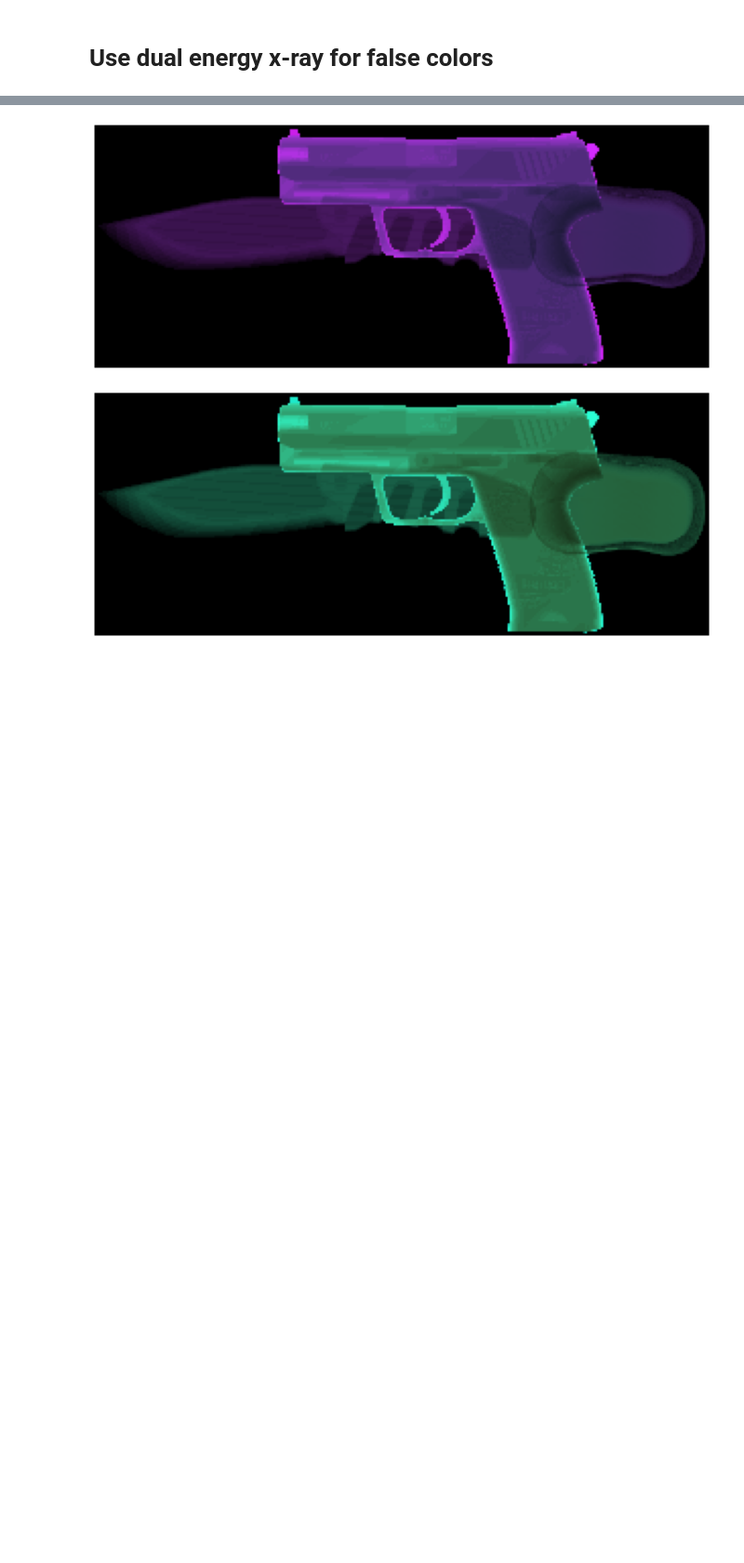
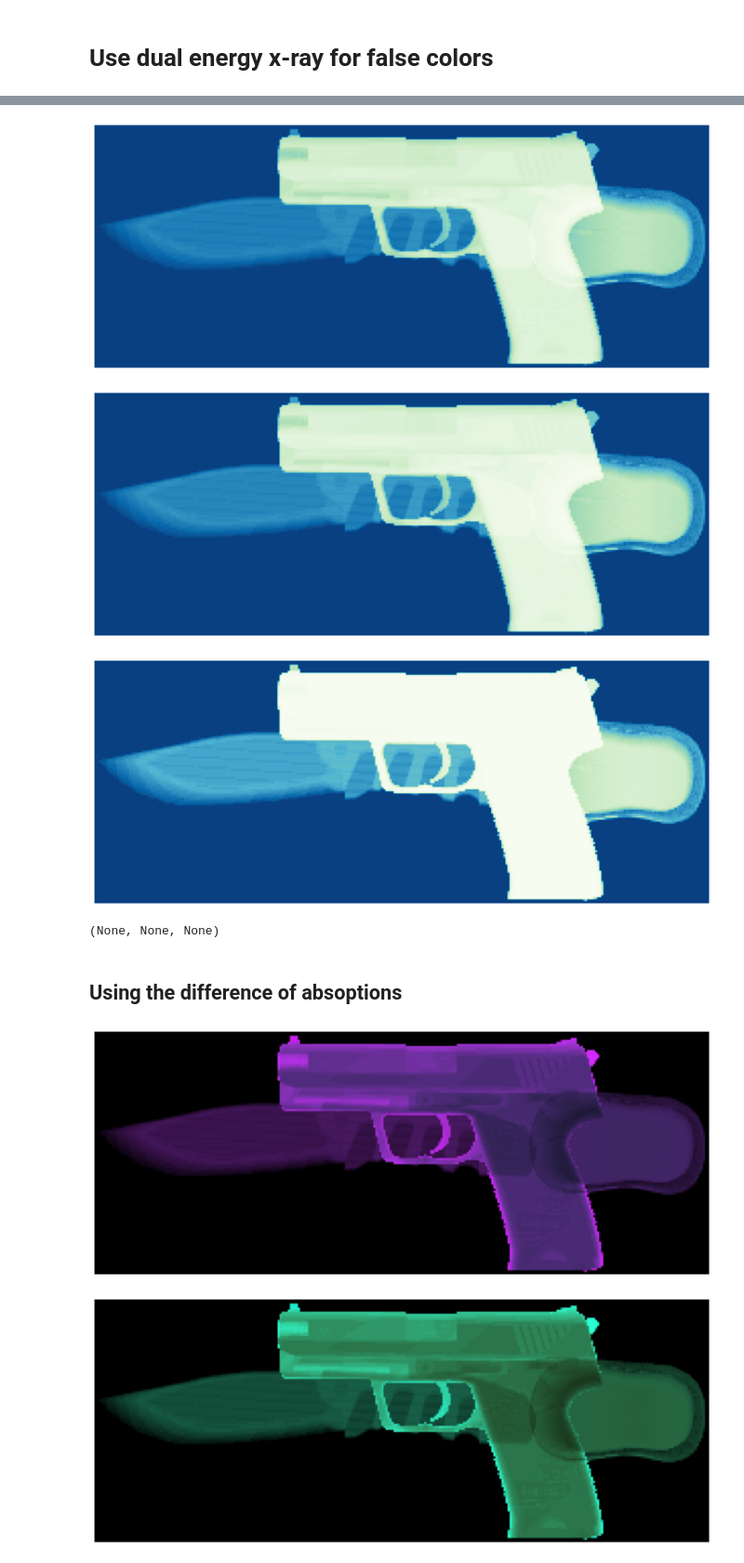
Before and after one commit to hassanmohsin/stl-to-voxel, a Jupyter notebook: notebooks/rgb.ipynb, the cells around one changed output, grey strips where cells are left out. Shown at 93% size. Drawn from its saved outputs; the diff is of its cells as text; code cells hidden in the pictures; blank space fills up the shorter version.

```diff
--- a/notebooks/rgb.ipynb
+++ b/notebooks/rgb.ipynb
@@ -288,3 +289,12 @@ he = get_xray_image(energy = 5e5)
+# %%
+plot_data(he), plot_data(me), plot_data(le)
+# %% [output]
+[figure, added]
+[figure, added]
+[figure, added]
+(None, None, None)
+# %% [markdown]
+## Using the difference of absoptions
 # %%
 red = np.abs(le - me)
 green = np.abs(me - he)
```
Also changed, not shown: parts of 14 cells of this notebook.
